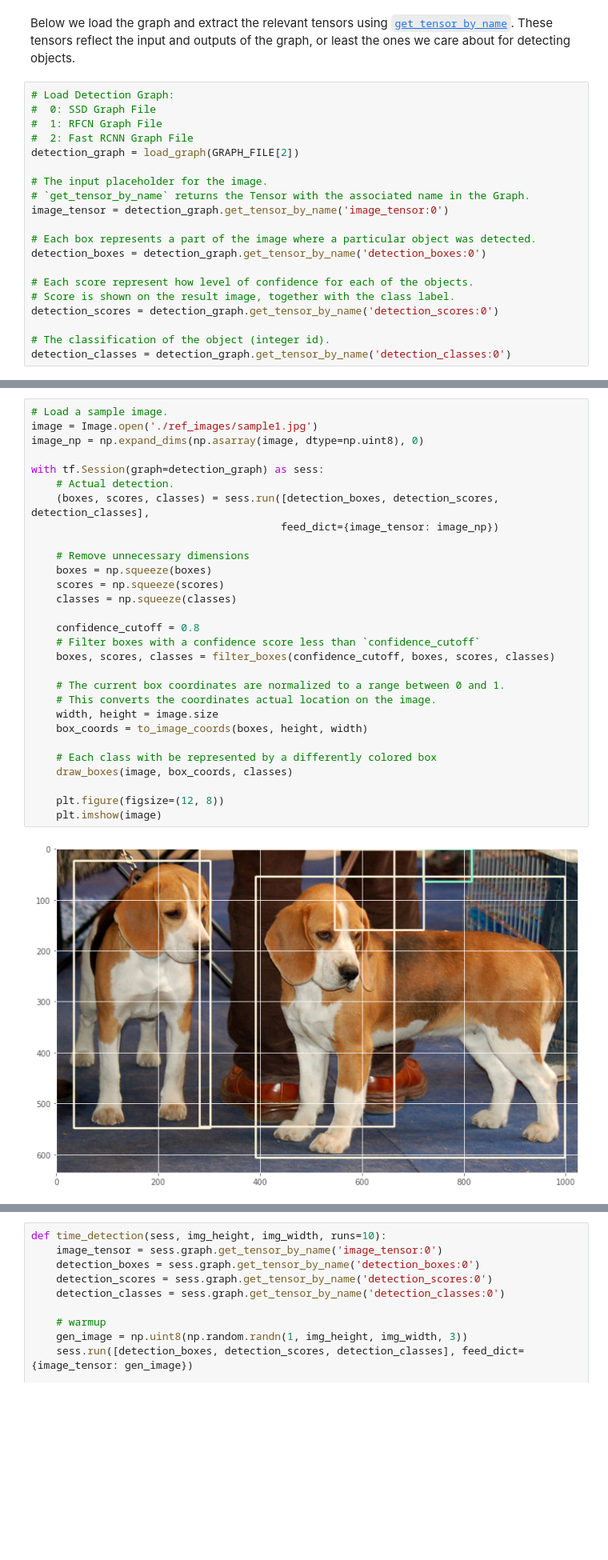
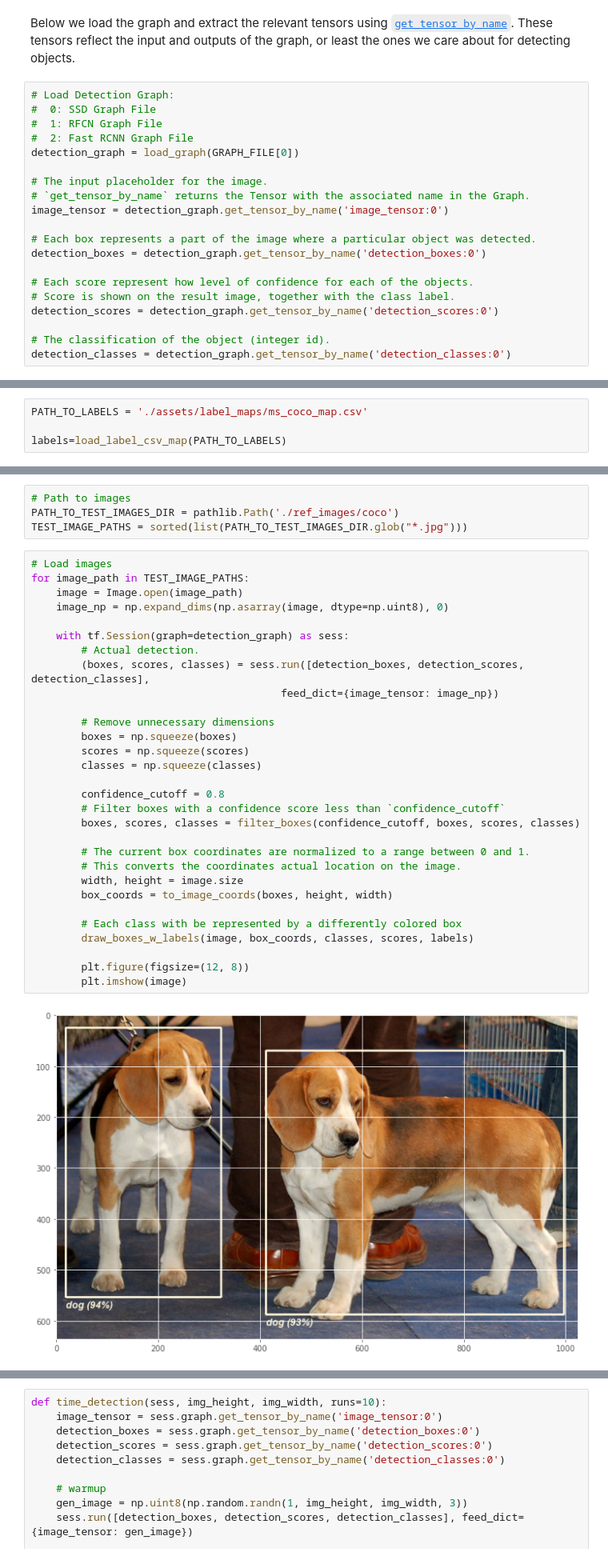
Before and after one commit to In-Progress-M-Russo/CarND-Object-Detection-Lab, a Jupyter notebook: CarND-Object-Detection-Lab.ipynb, the cells around one changed output, grey strips where cells are left out. Shown at 80% size. Drawn from its saved outputs; the diff is of its cells as text; blank space fills up the shorter version.

```diff
--- a/CarND-Object-Detection-Lab.ipynb
+++ b/CarND-Object-Detection-Lab.ipynb
@@ -381,7 +422,7 @@ Below we load the graph and extract the relevant tensors using [`get_tensor_by_n
 #  0: SSD Graph File
 #  1: RFCN Graph File
 #  2: Fast RCNN Graph File
-detection_graph = load_graph(GRAPH_FILE[2])
+detection_graph = load_graph(GRAPH_FILE[0])
 
 # The input placeholder for the image.
 # `get_tensor_by_name` returns the Tensor with the associated name in the Graph.
@@ -399 +444,5 @@ detection_classes = detection_graph.get_tensor_by_name('detection_classes:0')
+# %%
+PATH_TO_LABELS = './assets/label_maps/ms_coco_map.csv'
+
+labels=load_label_csv_map(PATH_TO_LABELS)
 # %% [markdown]
@@ -401,31 +450,36 @@ Run detection and classification on a sample image.
+# %%
+# Path to images
+PATH_TO_TEST_IMAGES_DIR = pathlib.Path('./ref_images/coco')
+TEST_IMAGE_PATHS = sorted(list(PATH_TO_TEST_IMAGES_DIR.glob("*.jpg")))
 # %%
-# Load a sample image.
-image = Image.open('./ref_images/sample1.jpg')
-image_np = np.expand_dims(np.asarray(image, dtype=np.uint8), 0)
+# Load images
+for image_path in TEST_IMAGE_PATHS:
+    image = Image.open(image_path)
+    image_np = np.expand_dims(np.asarray(image, dtype=np.uint8), 0)
 
-with tf.Session(graph=detection_graph) as sess:
-    # Actual detection.
-    (boxes, scores, classes) = sess.run([detection_boxes, detection_scores, detection_classes],
+    with tf.Session(graph=detection_graph) as sess:
+        # Actual detection.
+        (boxes, scores, classes) = sess.run([detection_boxes, detection_scores, detection_classes],
                                         feed_dict={image_tensor: image_np})
 
-    # Remove unnecessary dimensions
-    boxes = np.squeeze(boxes)
-    scores = np.squeeze(scores)
-    classes = np.squeeze(classes)
+        # Remove unnecessary dimensions
+        boxes = np.squeeze(boxes)
+        scores = np.squeeze(scores)
+        classes = np.squeeze(classes)
 
-    confidence_cutoff = 0.8
-    # Filter boxes with a confidence score less than `confidence_cutoff`
-    boxes, scores, classes = filter_boxes(confidence_cutoff, boxes, scores, classes)
+        confidence_cutoff = 0.8
+        # Filter boxes with a confidence score less than `confidence_cutoff`
+        boxes, scores, classes = filter_boxes(confidence_cutoff, boxes, scores, classes)
 
-    # The current box coordinates are normalized to a range between 0 and 1.
-    # This converts the coordinates actual location on the image.
-    width, height = image.size
-    box_coords = to_image_coords(boxes, height, width)
+        # The current box coordinates are normalized to a range between 0 and 1.
+        # This converts the coordinates actual location on the image.
+        width, height = image.size
+        box_coords = to_image_coords(boxes, height, width)
 
-    # Each class with be represented by a differently colored box
-    draw_boxes(image, box_coords, classes)
+        # Each class with be represented by a differently colored box
+        draw_boxes_w_labels(image, box_coords, classes, scores, labels)
 
-    plt.figure(figsize=(12, 8))
-    plt.imshow(image)
+        plt.figure(figsize=(12, 8))
+        plt.imshow(image)
 # %% [output]
-[figure, old version]
+[figure, new version]
```
Also changed, not shown: parts of 38 cells of this notebook, 10 other files.
